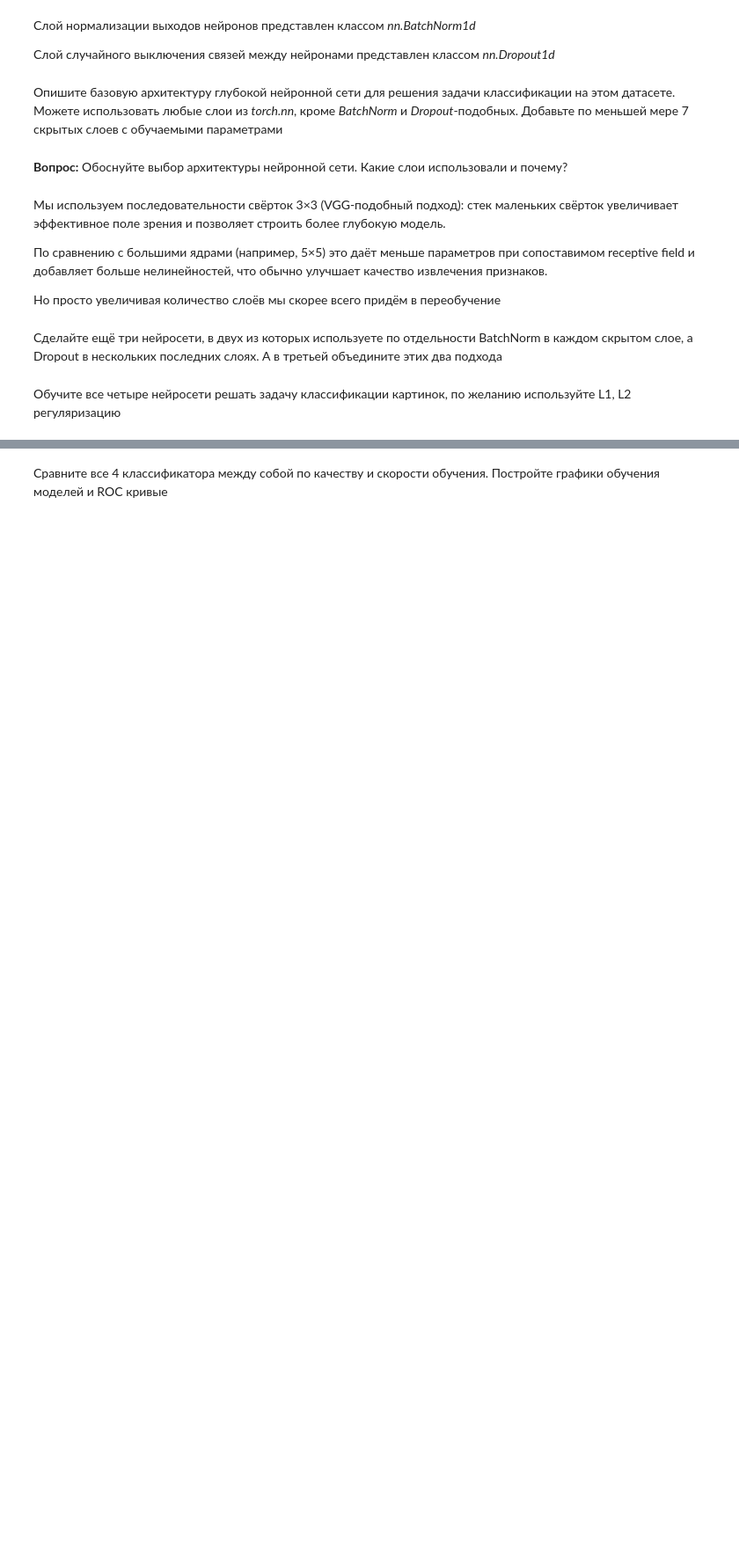
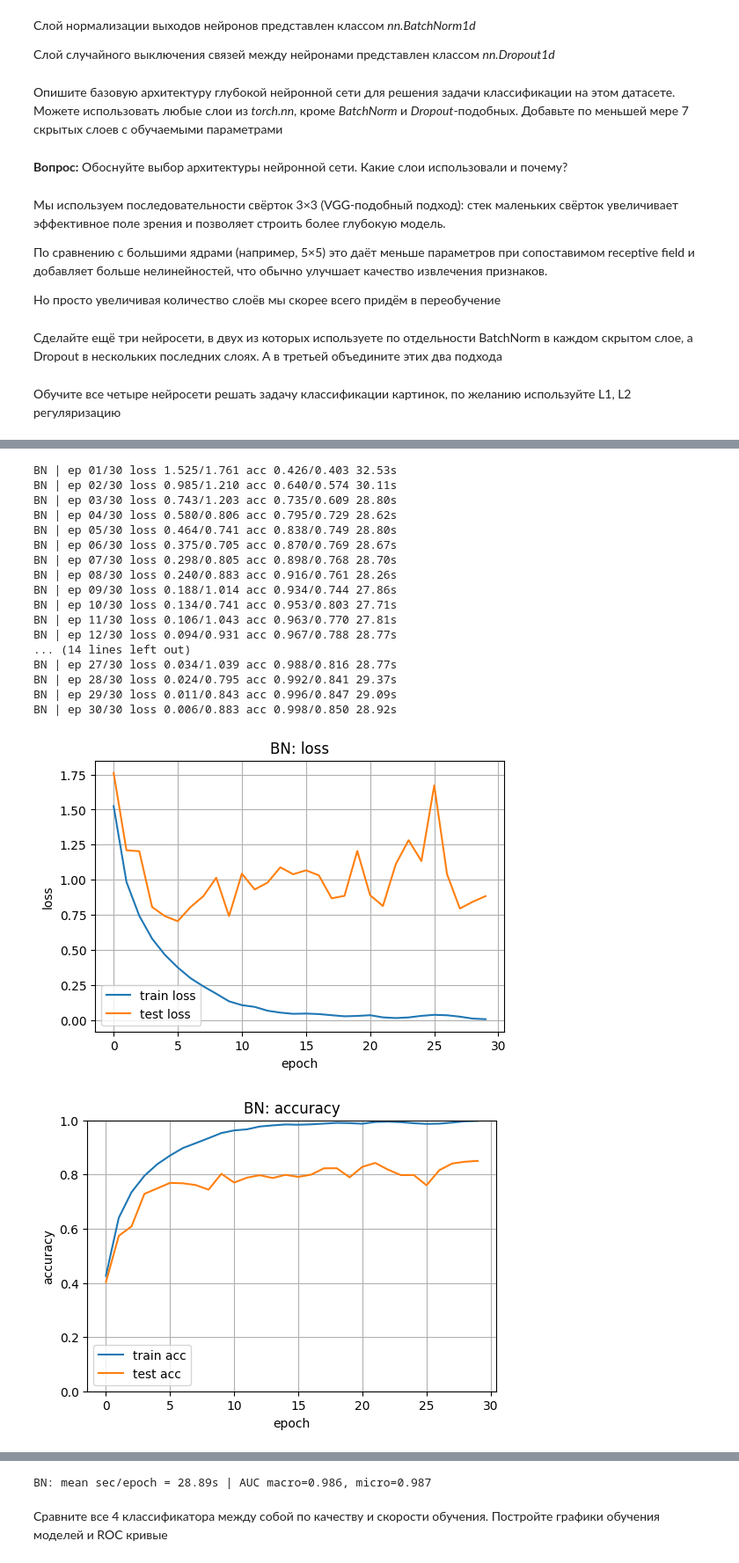
Before and after one commit to Saharochekl/FSR_ML, a Jupyter notebook: hometasks/Theme 11/Sem11_02.ipynb, the cells around one changed output, grey strips where cells are left out. Shown at 88% size. Drawn from its saved outputs; the diff is of its cells as text; code cells hidden in the pictures; blank space fills up the shorter version.

```diff
--- a/hometasks/Theme 11/Sem11_02.ipynb
+++ b/hometasks/Theme 11/Sem11_02.ipynb
@@ -464,0 +442,23 @@ BN+DO   : 0.9791, 0.9760
+# %%
+model = DeepCIFAR_BN(n_classes=10).to(device)
+hist_bn, auc_bn = run_experiment(model, train_loader, test_loader, "BN", epochs=epochs, lr=1e-3, weight_decay=1e-4)
+# %% [output]
+BN | ep 01/30 loss 1.525/1.761 acc 0.426/0.403 32.53s
+BN | ep 02/30 loss 0.985/1.210 acc 0.640/0.574 30.11s
+BN | ep 03/30 loss 0.743/1.203 acc 0.735/0.609 28.80s
+BN | ep 04/30 loss 0.580/0.806 acc 0.795/0.729 28.62s
+BN | ep 05/30 loss 0.464/0.741 acc 0.838/0.749 28.80s
+BN | ep 06/30 loss 0.375/0.705 acc 0.870/0.769 28.67s
+BN | ep 07/30 loss 0.298/0.805 acc 0.898/0.768 28.70s
+BN | ep 08/30 loss 0.240/0.883 acc 0.916/0.761 28.26s
+BN | ep 09/30 loss 0.188/1.014 acc 0.934/0.744 27.86s
+BN | ep 10/30 loss 0.134/0.741 acc 0.953/0.803 27.71s
+BN | ep 11/30 loss 0.106/1.043 acc 0.963/0.770 27.81s
+BN | ep 12/30 loss 0.094/0.931 acc 0.967/0.788 28.77s
+... (14 lines left out)
+BN | ep 27/30 loss 0.034/1.039 acc 0.988/0.816 28.77s
+BN | ep 28/30 loss 0.024/0.795 acc 0.992/0.841 29.37s
+BN | ep 29/30 loss 0.011/0.843 acc 0.996/0.847 29.09s
+BN | ep 30/30 loss 0.006/0.883 acc 0.998/0.850 28.92s
+[figure, added]
+[figure, added]
@@ -465,2 +466,3 @@ BN+DO   : 0.9791, 0.9760
+BN: mean sec/epoch = 28.89s | AUC macro=0.986, micro=0.987
 # %% [markdown]
 Сравните все 4 классификатора между собой по качеству и скорости обучения. Постройте графики обучения моделей и ROC кривые
```
Also changed, not shown: parts of 22 cells of this notebook.
